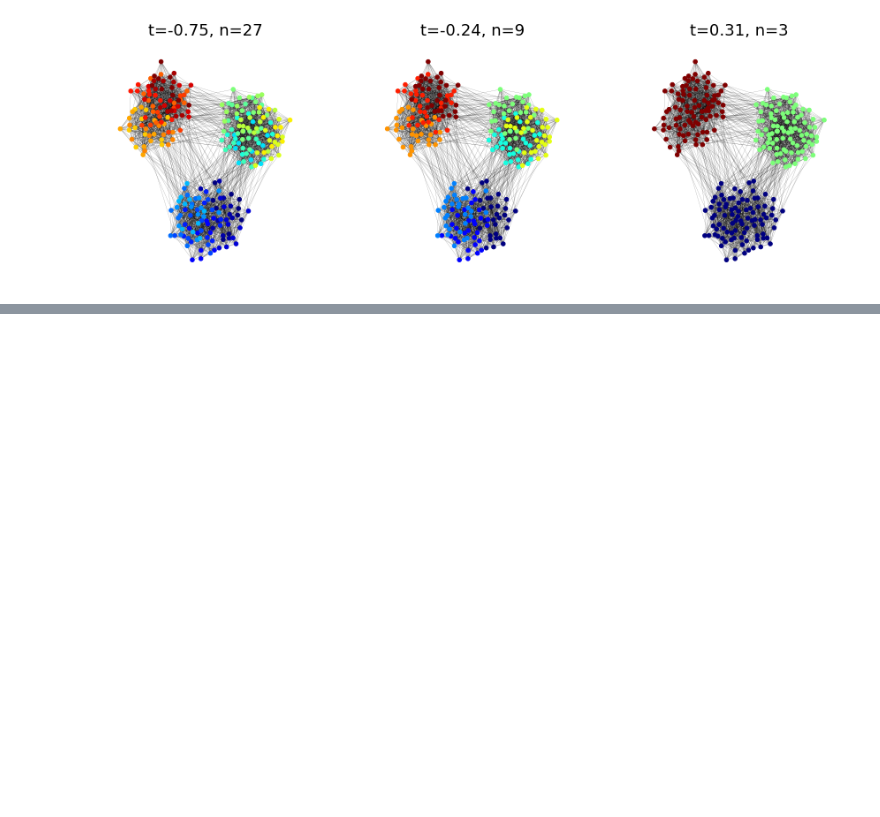
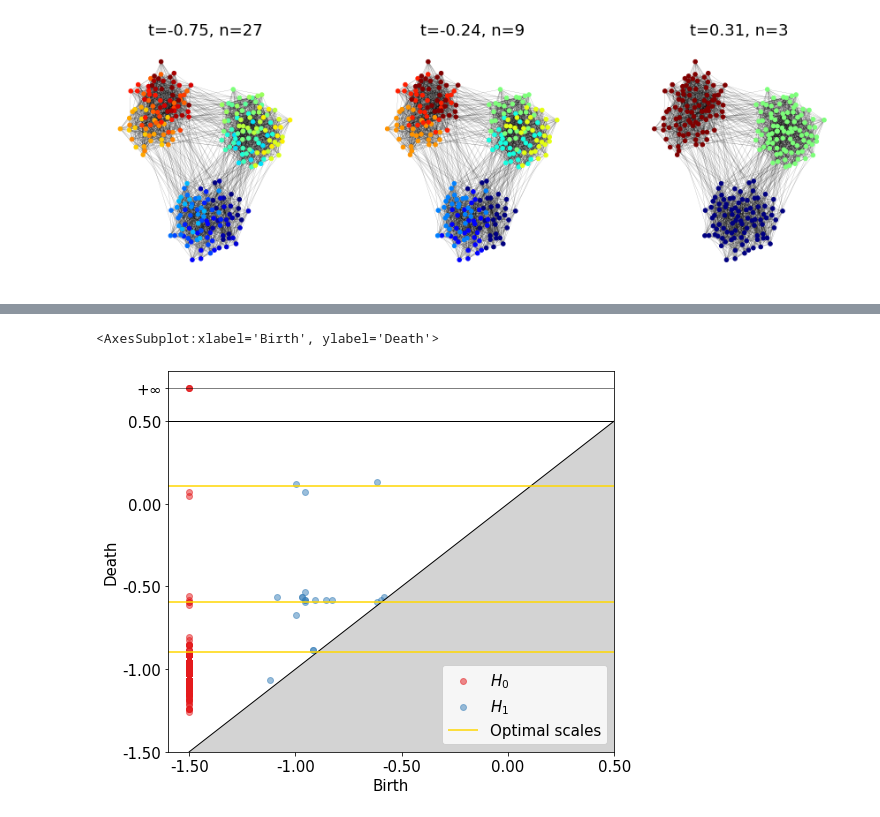
Before and after one commit to barahona-research-group/MCF, a Jupyter notebook: notebooks/220426_SBM.ipynb, the cells around one changed output, grey strips where cells are left out. Saved outputs shown, nothing was run; the diff lists cells and outputs as text; code cells hidden in the pictures; blank space fills up the shorter version.

Commit message:
examples, scale selection

```diff
--- a/notebooks/220426_SBM.ipynb
+++ b/notebooks/220426_SBM.ipynb
@@ -331,0 +363,6 @@ plt.savefig(root_fig +'NVI_Comparison.pdf', dpi=fig.dpi,bbox_inches='tight')
+# %%
+msf.optimal_scales = my_bkps[:-1]
+msf.plot_persistence_diagram()
+# %% [output]
+<AxesSubplot:xlabel='Birth', ylabel='Death'>
+[figure, added]
```
Also changed, not shown: parts of 27 cells of this notebook, 13 other files.
